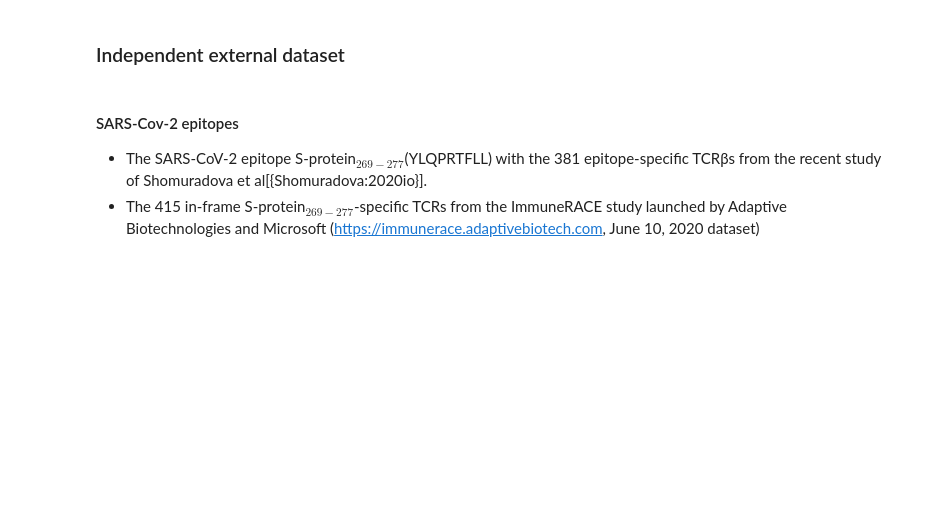
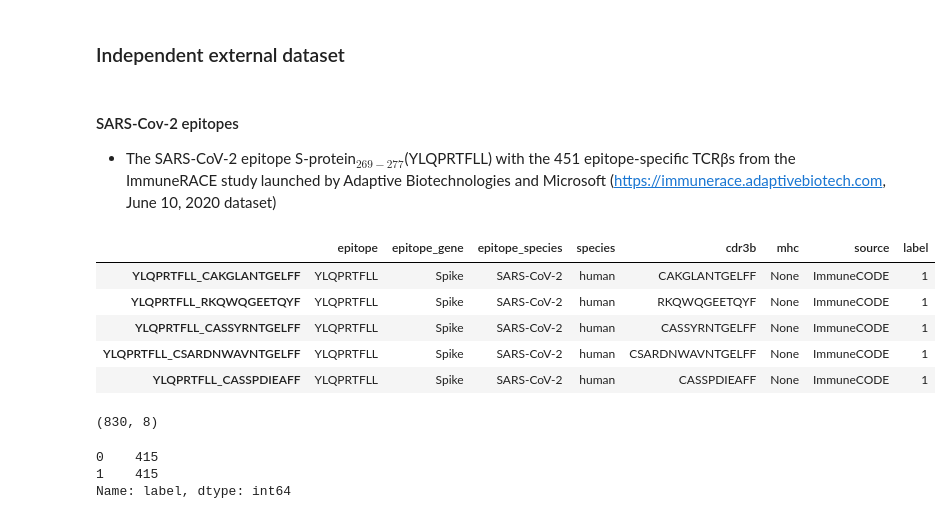
Before and after one commit to luseedbio/TCRBert, a Jupyter notebook: notebook/exp1.ipynb, the cells around one changed output. Drawn from its saved outputs; the diff is of its cells as text; code cells hidden in the pictures; blank space fills up the shorter version.

```diff
--- a/notebook/exp1.ipynb
+++ b/notebook/exp1.ipynb
@@ -446,5 +479,34 @@ Duplicated count: 0
 # %% [markdown]
 #### SARS-Cov-2 epitopes
 
-- The SARS-CoV-2 epitope S-protein$_{269-277}$(YLQPRTFLL) with the 381 epitope-specific TCRβs from the recent study of Shomuradova et al[{Shomuradova:2020io}].
-- The 415 in-frame S-protein$_{269-277}$-specific TCRs from the ImmuneRACE study launched by Adaptive Biotechnologies and Microsoft (https://immunerace.adaptivebiotech.com, June 10, 2020 dataset)
+- The SARS-CoV-2 epitope S-protein$_{269-277}$(YLQPRTFLL) with the 451 epitope-specific TCRβs from the ImmuneRACE study launched by Adaptive Biotechnologies and Microsoft (https://immunerace.adaptivebiotech.com, June 10, 2020 dataset)
+# %%
+fn_ic = '%s/ImmuneCODE/sars2_YLQPRTFLL_with_negl.csv' % datadir
+
+
+df = pd.read_csv(fn_ic)
+
+df[CN.epitope] = 'YLQPRTFLL'
+df[CN.epitope_gene] = 'Spike'
+df[CN.epitope_species] = 'SARS-CoV-2'
+df[CN.mhc] = None
+df[CN.cdr3b] = df['cdr3b']
+df[CN.species] = 'human'
+df[CN.source] = 'ImmuneCODE'
+df[CN.label] = df['subject'].map(lambda x: 0 if x == 'control' else 1)
+
+df.index = df.apply(lambda row: get_index(row), axis=1)
+df = df.loc[:, CN.values()]
+
+display(df.head(), df.shape, df.label.value_counts())
+# %% [output]
+|  | epitope | epitope_gene | epitope_species | species | cdr3b | mhc | source | label |
+| YLQPRTFLL_CAKGLANTGELFF | YLQPRTFLL | Spike | SARS-CoV-2 | human | CAKGLANTGELFF | None | ImmuneCODE | 1 |
+| YLQPRTFLL_RKQWQGEETQYF | YLQPRTFLL | Spike | SARS-CoV-2 | human | RKQWQGEETQYF | None | ImmuneCODE | 1 |
+| YLQPRTFLL_CASSYRNTGELFF | YLQPRTFLL | Spike | SARS-CoV-2 | human | CASSYRNTGELFF | None | ImmuneCODE | 1 |
+| YLQPRTFLL_CSARDNWAVNTGELFF | YLQPRTFLL | Spike | SARS-CoV-2 | human | CSARDNWAVNTGELFF | None | ImmuneCODE | 1 |
+| YLQPRTFLL_CASSPDIEAFF | YLQPRTFLL | Spike | SARS-CoV-2 | human | CASSPDIEAFF | None | ImmuneCODE | 1 |
+(830, 8)
+0    415
+1    415
+Name: label, dtype: int64
```
Also changed, not shown: parts of 7 cells of this notebook, 2 other files.
